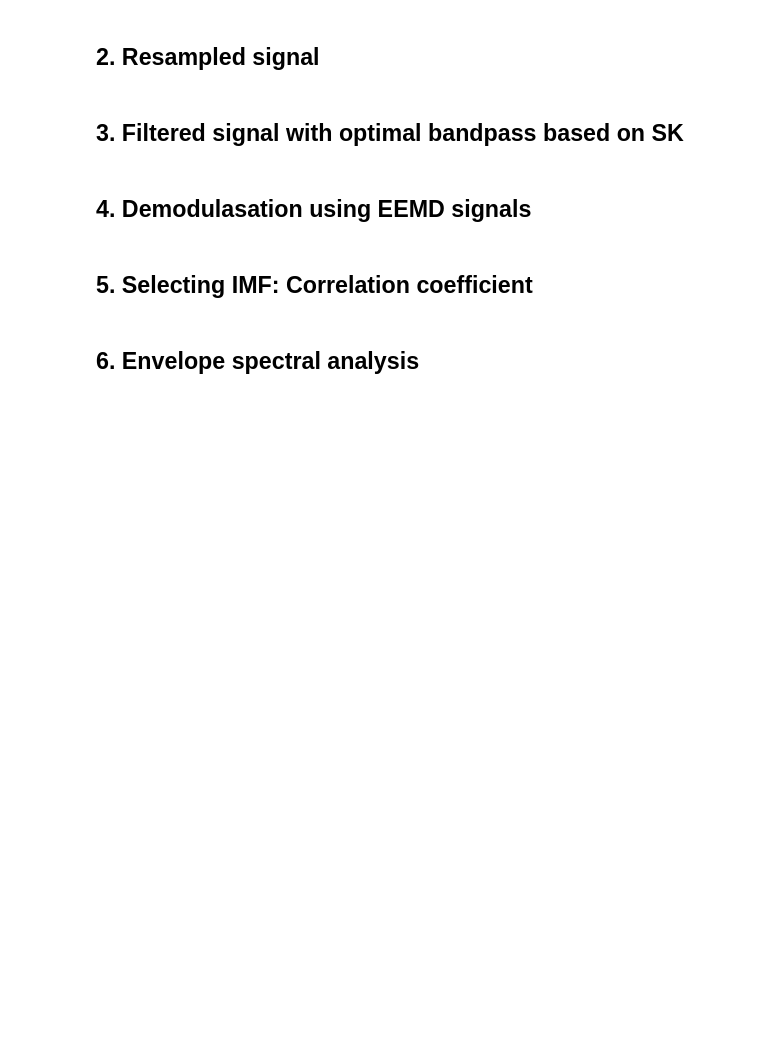
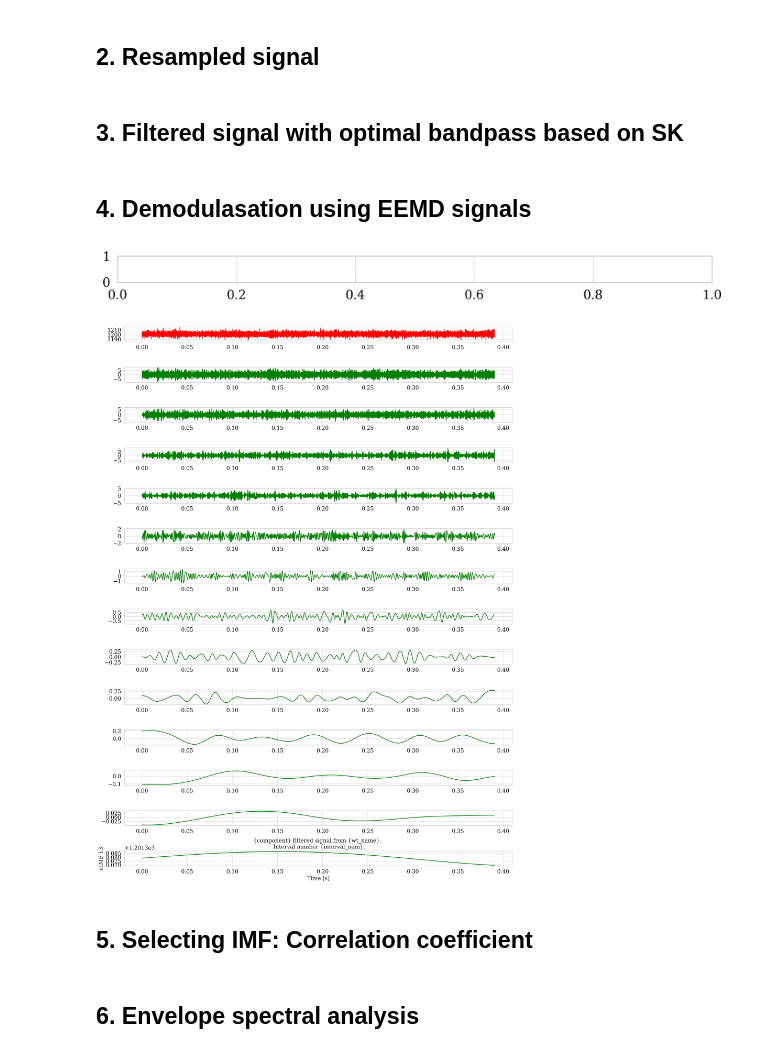
Before and after one commit to StianIsmar/master-thesis, a Jupyter notebook: src/efd_GbxHssRs/wt04.ipynb, the cells around one changed output. Saved outputs shown, nothing was run; the diff lists cells and outputs as text; code cells hidden in the pictures; blank space fills up the shorter version.

```diff
--- a/src/efd_GbxHssRs/wt04.ipynb
+++ b/src/efd_GbxHssRs/wt04.ipynb
@@ -12,2 +30,4 @@
 # %% [markdown]
 ## 1. Raw signal
+# %%
+vib_signal, times, op_data_intervals, peak_array = load_raw_signals.load_raw('gearbox','wt04')
@@ -20,3 +67,8 @@
+# %%
+envelope_emd.eemd('WT01',1,'gearbox',vib_signal[0][0:10000],times[0][0:10000],True)
+# %% [output]
+[figure, added]
+[figure, added]
 # %% [markdown]
 ## 5. Selecting IMF: Correlation coefficient
 # %% [markdown]
```
Also changed, not shown: parts of 6 cells of this notebook, 2 other files.
